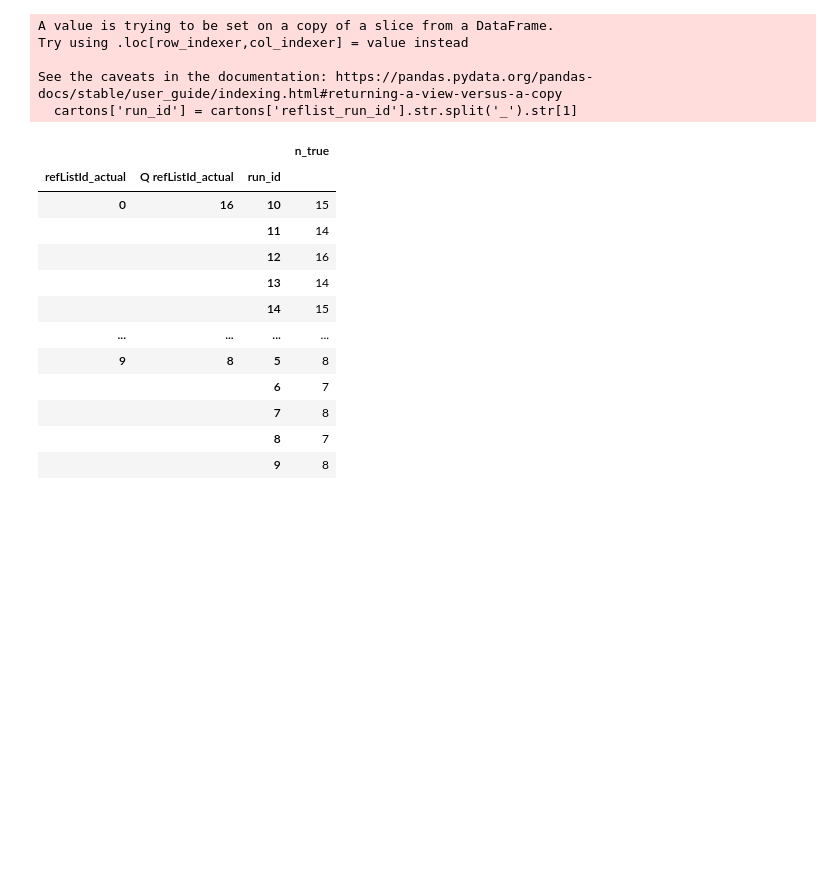
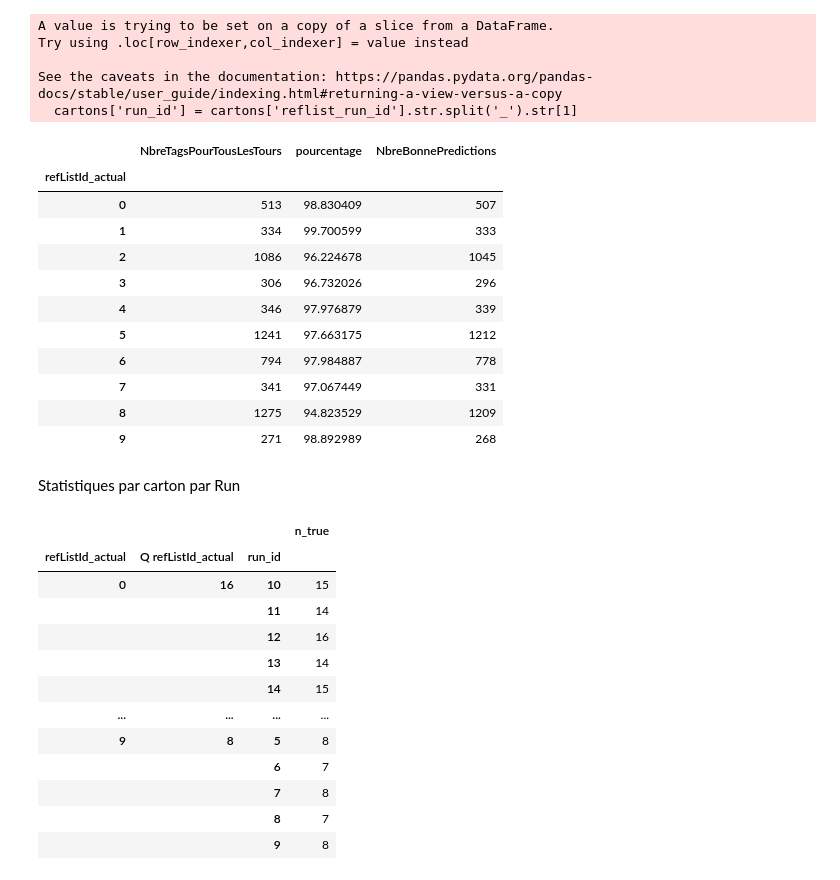
Before and after one commit to oceanelinxi/Projet_RFID, a Jupyter notebook: MLRFID_Projet_S8.ipynb, the cells around one changed output. Drawn from its saved outputs; the diff is of its cells as text; code cells hidden in the pictures; blank space fills up the shorter version.

Commit message:
Statistiques par carton

```diff
--- a/MLRFID_Projet_S8.ipynb
+++ b/MLRFID_Projet_S8.ipynb
@@ -532,6 +532,30 @@ Try using .loc[row_indexer,col_indexer] = value instead
 
 See the caveats in the documentation: https://pandas.pydata.org/pandas-docs/stable/user_guide/indexing.html#returning-a-view-versus-a-copy
   cartons['run_id'] = cartons['reflist_run_id'].str.split('_').str[1]
+# %%
+pred1 = cartons[['refListId_actual','reflist_run_id','Q refListId_actual','n_true','run_id']].groupby(['refListId_actual','Q refListId_actual',])['n_true'].sum()
+pred2 = cartons[['refListId_actual','run_id','pred_ana_bool']].groupby(['refListId_actual']).count()
+#pred1.merge(pred2 on
+# %%
+pred1 = pd.merge(pred2, pd.DataFrame(pred1), on = 'refListId_actual', how='inner')
+pred1 = pred1.rename(columns={'run_id':'NbreTagsPourTousLesTours', 'n_true':'NbreBonnePredictions','pred_ana_bool':'pourcentage'})
+pred1['pourcentage'] = 100*pred1['NbreBonnePredictions']/pred1['NbreTagsPourTousLesTours']
+pred1
+# %% [output]
+|  | NbreTagsPourTousLesTours | pourcentage | NbreBonnePredictions |
+| refListId_actual |  |  |  |
+| 0 | 513 | 98.830409 | 507 |
+| 1 | 334 | 99.700599 | 333 |
+| 2 | 1086 | 96.224678 | 1045 |
+| 3 | 306 | 96.732026 | 296 |
+| 4 | 346 | 97.976879 | 339 |
+| 5 | 1241 | 97.663175 | 1212 |
+| 6 | 794 | 97.984887 | 778 |
+| 7 | 341 | 97.067449 | 331 |
+| 8 | 1275 | 94.823529 | 1209 |
+| 9 | 271 | 98.892989 | 268 |
+# %% [markdown]
+Statistiques par carton par Run
 # %%
 pred1 = cartons[['refListId_actual','reflist_run_id','Q refListId_actual','n_true','run_id']].groupby(['refListId_actual','Q refListId_actual','run_id'])['n_true'].sum()
 pred2 = cartons[['refListId_actual','run_id','pred_ana_bool']].groupby(['refListId_actual','run_id']).count()
```
